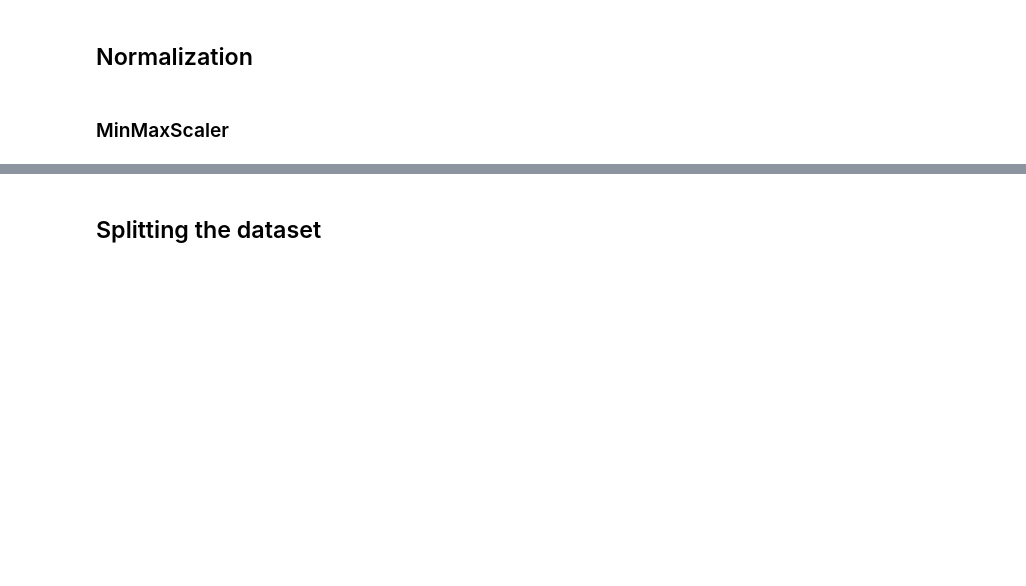
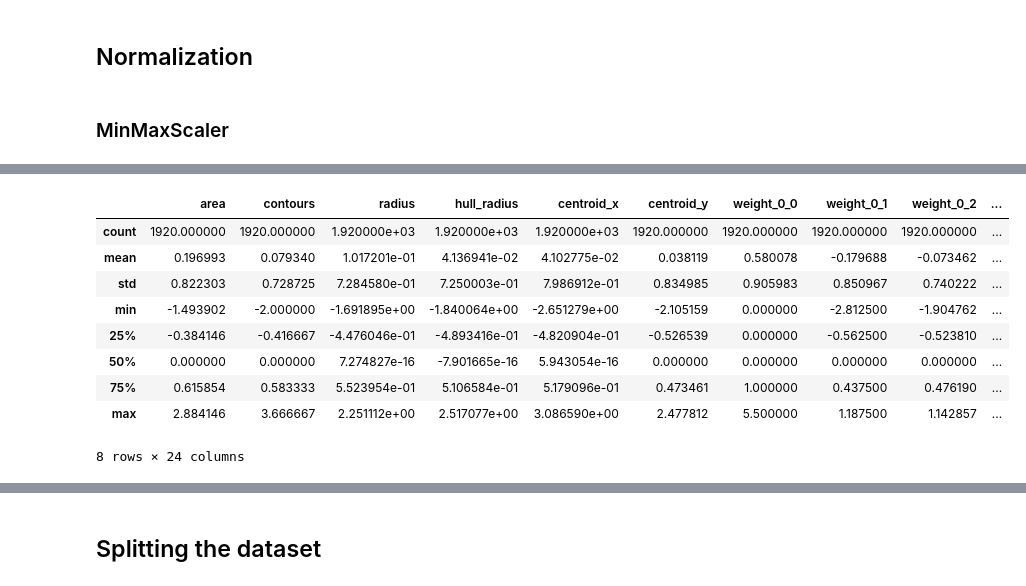
Before and after one commit to jsmienk/IML, a Jupyter notebook: notebooks/classification.ipynb, the cells around one changed output, grey strips where cells are left out. Saved outputs shown, nothing was run; the diff lists cells and outputs as text; code cells hidden in the pictures; blank space fills up the shorter version.

```diff
--- a/notebooks/classification.ipynb
+++ b/notebooks/classification.ipynb
@@ -54,0 +76,17 @@ minmaxscaled[columns] = scale(MinMaxScaler())
+# %%
+from sklearn.preprocessing import RobustScaler
+
+robustscaled = data_clean_manual.copy()
+robustscaled[columns] = scale(RobustScaler())
+robustscaled.describe()
+# %% [output]
+|  | area | contours | radius | hull_radius | centroid_x | centroid_y | weight_0_0 | weight_0_1 | weight_0_2 | ... |
+| count | 1920.000000 | 1920.000000 | 1.920000e+03 | 1.920000e+03 | 1.920000e+03 | 1920.000000 | 1920.000000 | 1920.000000 | 1920.000000 | ... |
+| mean | 0.196993 | 0.079340 | 1.017201e-01 | 4.136941e-02 | 4.102775e-02 | 0.038119 | 0.580078 | -0.179688 | -0.073462 | ... |
+| std | 0.822303 | 0.728725 | 7.284580e-01 | 7.250003e-01 | 7.986912e-01 | 0.834985 | 0.905983 | 0.850967 | 0.740222 | ... |
+| min | -1.493902 | -2.000000 | -1.691895e+00 | -1.840064e+00 | -2.651279e+00 | -2.105159 | 0.000000 | -2.812500 | -1.904762 | ... |
+| 25% | -0.384146 | -0.416667 | -4.476046e-01 | -4.893416e-01 | -4.820904e-01 | -0.526539 | 0.000000 | -0.562500 | -0.523810 | ... |
+| 50% | 0.000000 | 0.000000 | 7.274827e-16 | -7.901665e-16 | 5.943054e-16 | 0.000000 | 0.000000 | 0.000000 | 0.000000 | ... |
+| 75% | 0.615854 | 0.583333 | 5.523954e-01 | 5.106584e-01 | 5.179096e-01 | 0.473461 | 1.000000 | 0.437500 | 0.476190 | ... |
+| max | 2.884146 | 3.666667 | 2.251112e+00 | 2.517077e+00 | 3.086590e+00 | 2.477812 | 5.500000 | 1.187500 | 1.142857 | ... |
+8 rows × 24 columns
```
Also changed, not shown: parts of 15 cells of this notebook.
